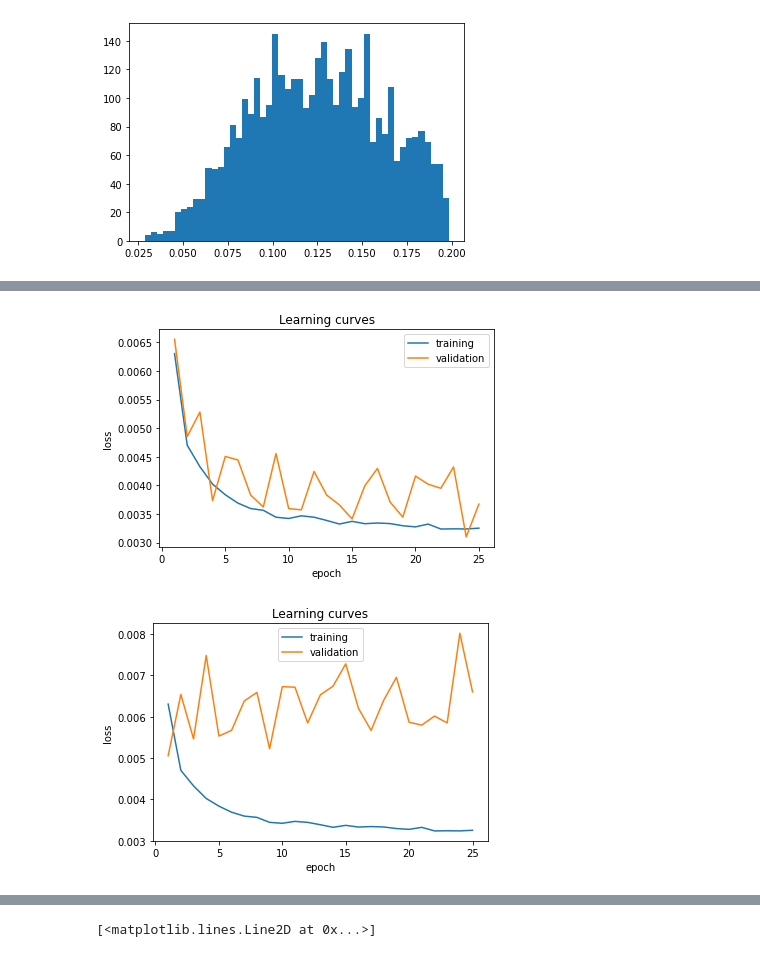
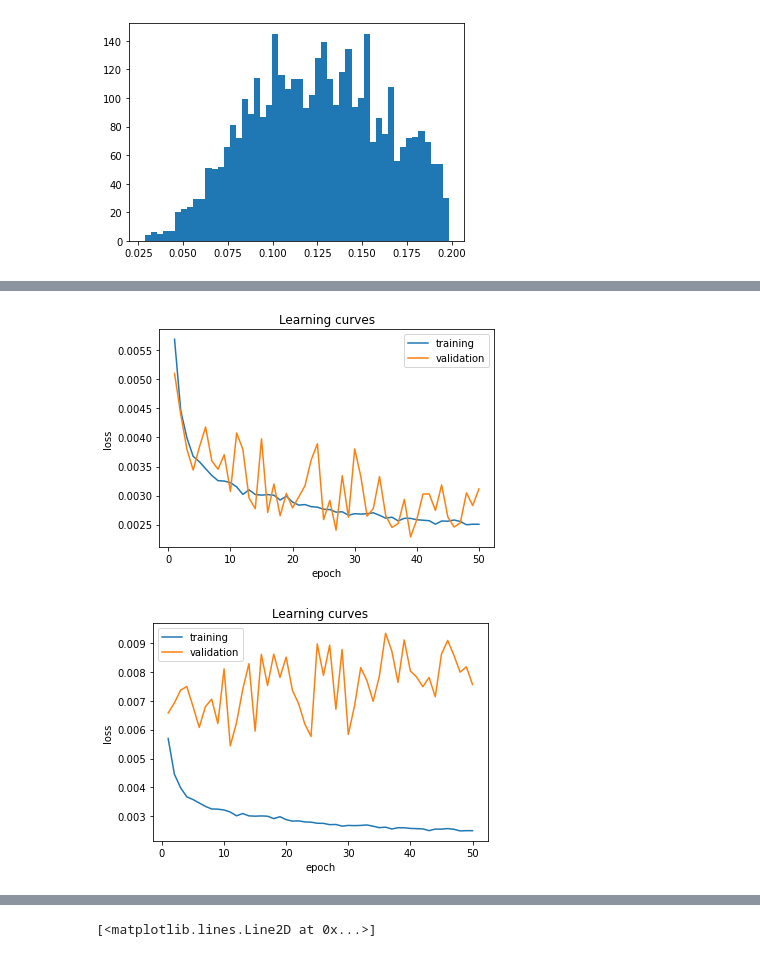
Before and after one commit to davidbenjamin/permutect, a Jupyter notebook: mutect3-prototype.ipynb, the cells around one changed output, grey strips where cells are left out. Drawn from its saved outputs; the diff is of its cells as text; code cells hidden in the pictures.

```diff
--- a/mutect3-prototype.ipynb
+++ b/mutect3-prototype.ipynb
@@ -14,7 +14,8 @@ from IPython.display import clear_output
 %matplotlib inline
 # %%
 NUM_READ_FEATURES = 11  #size of each read's feature vector from M2 annotation
-NUM_INFO_FEATURES = 4   # size of each variant's info field tensor (3 components for HEC, one each for HAPDOM, HAPCOMP)
+NUM_INFO_FEATURES = 9   # size of each variant's info field tensor (3 components for HEC, one each for HAPDOM, HAPCOMP)
+                        # and 5 for ref bases STR info
 REF_DOWNSAMPLE = 10 # choose this many ref reads randomly
 MIN_REF = 5
 ARTIFACT_POPAF_THRESHOLD = 5.9 # only let things absent from gnomAD be artifacts out of caution
@@ -46,6 +47,33 @@ def find_normalization(data):
 
 def normalize(data, mu, sigma):
     return [((ref - mu) / sigma, (alt - mu) / sigma, is_artifact) for ref, alt, is_artifact in data]
+# %%
+    def num_repeats(ref_bases, k):
+        N = len(ref_bases)
+        n = int((N - 1)/2)   # note k > n will cause errors
+
+        # extend a repeat forward, to front and then to back (both exclusive)
+        # note that this only extends backward if they match the bases going forward
+        # that is AAAAAGTGTCC (first G in the middle) will get extended forward through
+        # both GTs but won't be extended back
+        front = n + k
+        while front < N and ref_bases[front] == ref_bases[front - k]:
+            front = front + 1
+        back = n - 1
+        while back >= 0 and ref_bases[back] == ref_bases[back + k]:
+            back = back - 1
+        forward_repeats = (front - back - 1)/k
+
+        # same idea but extending backwards first (now back is exclusive and front is inclusive)
+        back = n - k
+        while back >= 0 and ref_bases[back] == ref_bases[back + k]:
+            back = back - 1
+        front = n + 1
+        while front < N and ref_bases[front] == ref_bases[front - k]:
+            front = front + 1
+        backward_repeats = (front - back - 1)/k
+
+        return forward_repeats, backward_repeats
 # %%
 class SiteMetadata:
     def __init__(self, chromosome, position, ref, alt, popaf):
@@ -155,7 +220,7 @@ class TableReader:
             get_indices(header_tokens, ["FILTER", "TLOD", tumor_sample + ".DP"])
 
         # variant info features
-        self.hec_idx, self.hapcomp_idx, self.hapdom_idx = get_indices(header_tokens, ["HEC", "HAPCOMP", "HAPDOM"])
+        self.hec_idx, self.hapcomp_idx, self.hapdom_idx, self.ref_bases_idx = get_indices(header_tokens, ["HEC", "HAPCOMP", "HAPDOM", "REF_BASES"])
 
         self.status_idx = index_if_exists(header_tokens, "STATUS")
         self.tumor_idx = index_if_exists(header_tokens, tumor_sample + ".FRS")
@@ -168,7 +233,8 @@ class TableReader:
         haplotype_equivalence_counts = [int(n) for n in tokens[self.hec_idx].split(",")]
         haplotype_complexity = int(tokens[self.hapcomp_idx])
         haplotype_dominance = float(tokens[self.hapdom_idx])
-        return VariantInfoFeatures(haplotype_equivalence_counts, haplotype_complexity, haplotype_dominance)
+        ref_bases = tokens[self.ref_bases_idx]
+        return VariantInfoFeatures(haplotype_equivalence_counts, haplotype_complexity, haplotype_dominance, ref_bases)
 
     def site_metadata(self, tokens):
         chromosome = tokens[self.chrom_idx]
@@ -868,7 +952,7 @@ BATCH_SIZE = 64
 train_labels = [datum.artifact_label() for datum in train]
 valid_labels = [datum.artifact_label() for datum in valid]
 
-model = ReadSetClassifier([NUM_READ_FEATURES, 20, 20], [NUM_INFO_FEATURES, 10], [10]).float()
+model = ReadSetClassifier([NUM_READ_FEATURES, 20, 20], [NUM_INFO_FEATURES, 10, 10], [10]).float()
 class_counts = torch.FloatTensor(np.bincount(train_labels).tolist())
 samples_per_epoch = 20*int(class_counts[1]) #epoch should roughly go over every artifact O(1) times, but more than once because we want to squeeze more out of the non-artifact
 
@@ -889,35 +973,35 @@ train_losses = []
 valid_losses = []
 test_losses = []
 # %%
-EPOCHS = 25
+EPOCHS = 50
 for epoch in range(0, EPOCHS):
     for (loader, losses, epoch_type) in [(train_loader, train_losses, "training"), (valid_loader, valid_losses, "validating"), (test_loader, test_losses, "testing")]:
         is_training = epoch_type == "training"
         model.train(is_training)
         epoch_loss = 0
 
         for batch_number, batch in enumerate(loader):
             if batch_number % 1000 == 0:
                 print("Epoch " + str(epoch) +": " + epoch_type + " batch " + str(batch_number))
                 clear_output(wait=True)
 
             predictions = model(batch)
             loss = criterion(predictions, batch.labels())
             epoch_loss += loss.item()
 
             if is_training:
                 optimizer.zero_grad()
                 loss.backward()
                 optimizer.step()
         losses.append(epoch_loss / (len(loader)*BATCH_SIZE))
     # end of epoch
 # model is trained
 
 fig, learning_curve = plot_learning_curves(train_losses, valid_losses)
 fig2, learning_curve2 = plot_learning_curves(train_losses, test_losses)
 # %% [output]
-[figure, old version]
+[figure, new version]
-[figure, old version]
+[figure, new version]
 # %%
 model.set_temperature(valid_loader)
 valid_stats = get_validation_stats(model, valid_loader)
```
Also changed, not shown: parts of 9 cells of this notebook.
